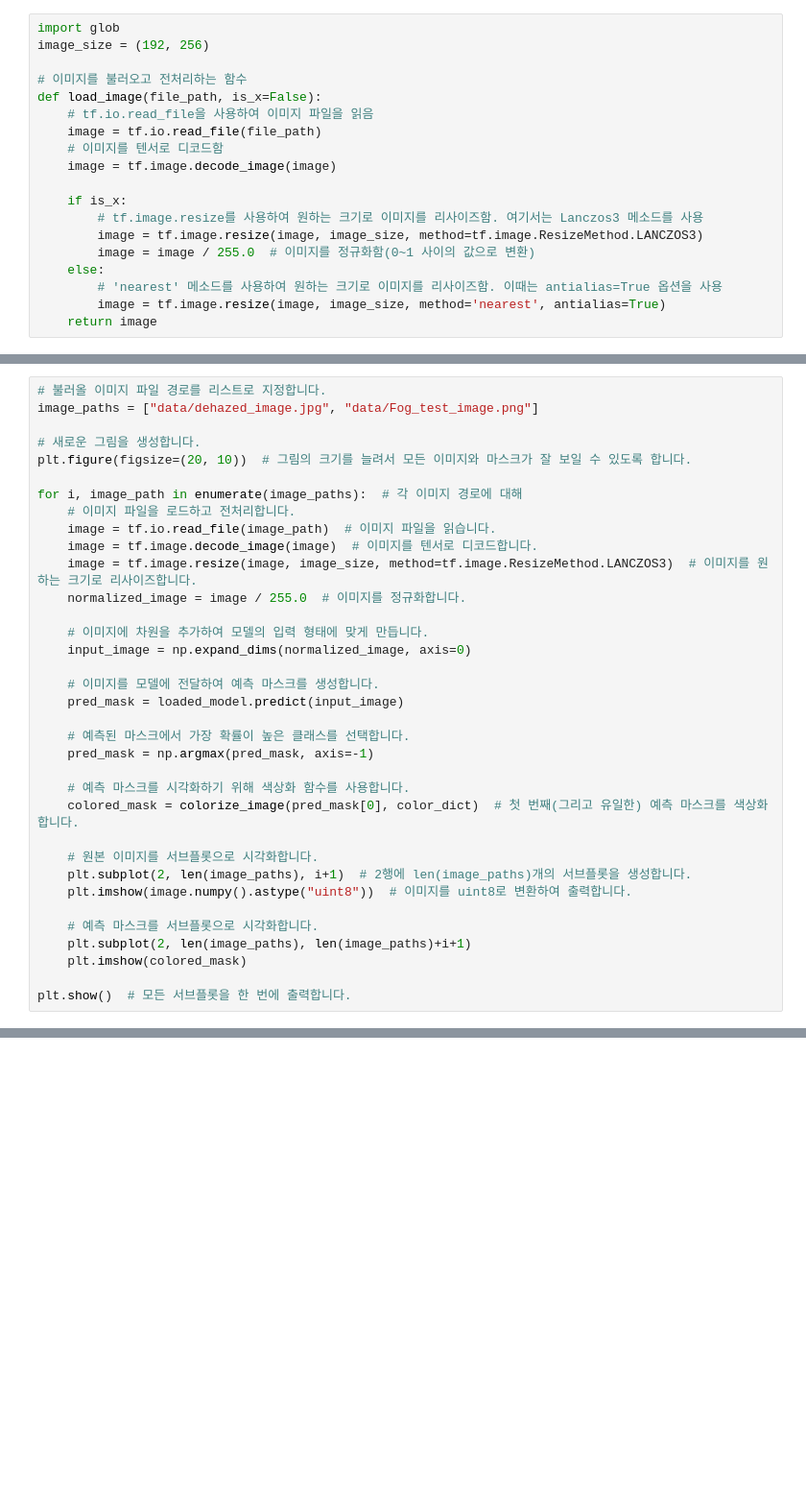
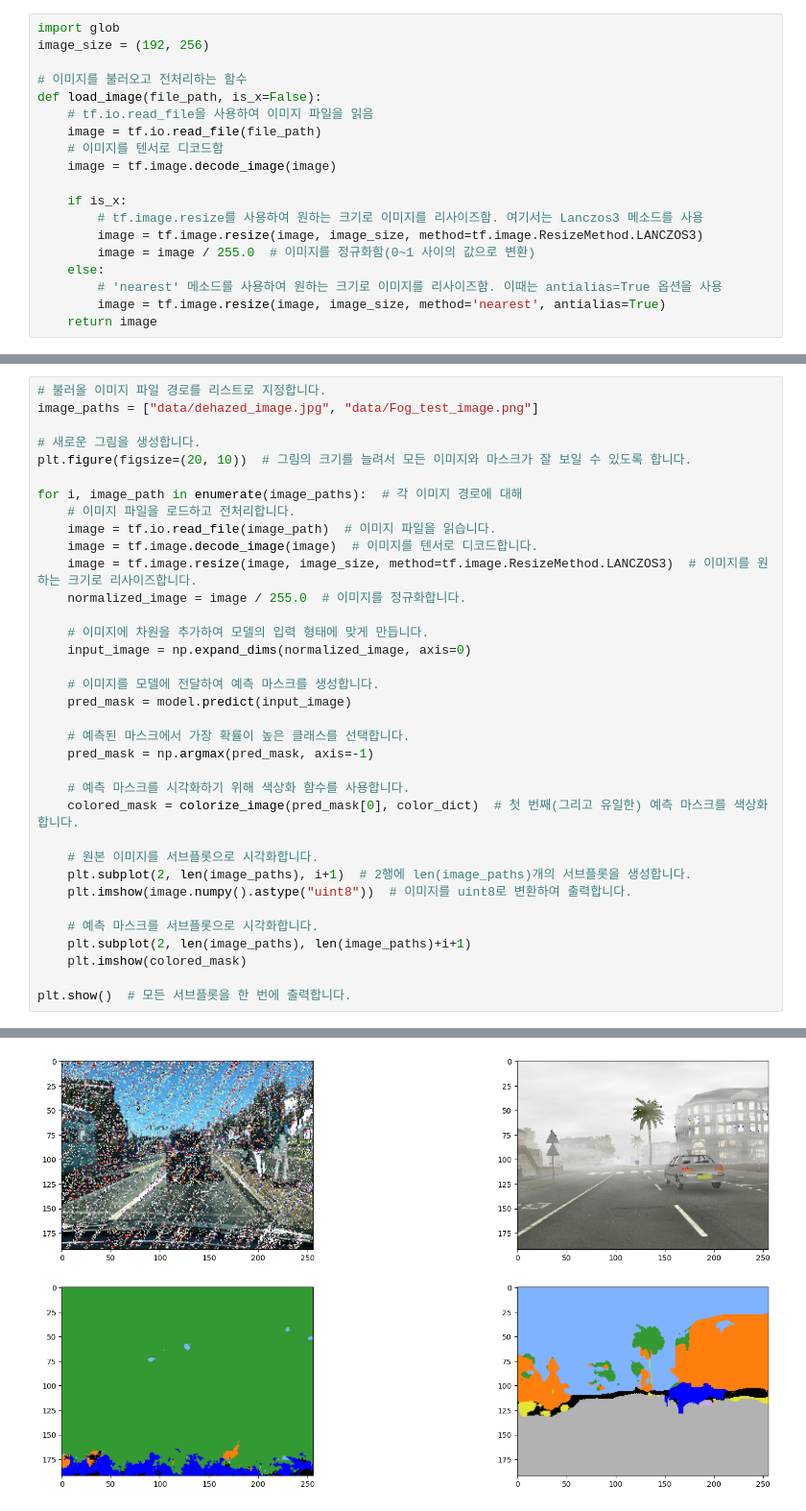
Before and after one commit to GGDuckGGuck/Image_Class, a Jupyter notebook: all.ipynb, the cells around one changed output, grey strips where cells are left out. Shown at 96% size. Cells and saved outputs as stored; diff of their text form; blank space fills up the shorter version.

```diff
--- a/all.ipynb
+++ b/all.ipynb
@@ -395,7 +398,7 @@ for i, image_path in enumerate(image_paths):  # 각 이미지 경로에 대해
     input_image = np.expand_dims(normalized_image, axis=0)
 
     # 이미지를 모델에 전달하여 예측 마스크를 생성합니다.
-    pred_mask = loaded_model.predict(input_image)
+    pred_mask = model.predict(input_image)
 
     # 예측된 마스크에서 가장 확률이 높은 클래스를 선택합니다.
     pred_mask = np.argmax(pred_mask, axis=-1)
@@ -412,3 +415,4 @@ for i, image_path in enumerate(image_paths):  # 각 이미지 경로에 대해
     plt.imshow(colored_mask)
 
 plt.show()  # 모든 서브플롯을 한 번에 출력합니다.
+# %% [output]
@@ -414,0 +421 @@ plt.show()  # 모든 서브플롯을 한 번에 출력합니다.
+[figure, added]
```
Also changed, not shown: parts of 5 cells of this notebook.
